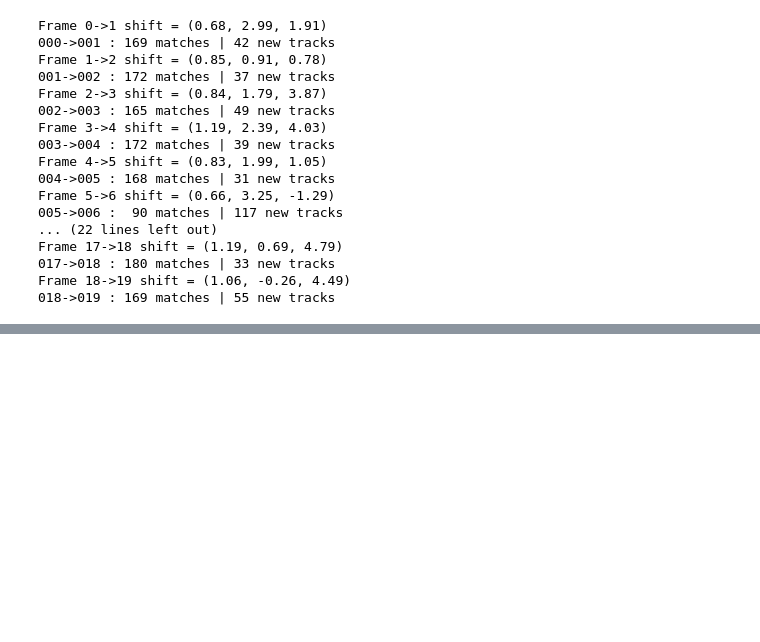
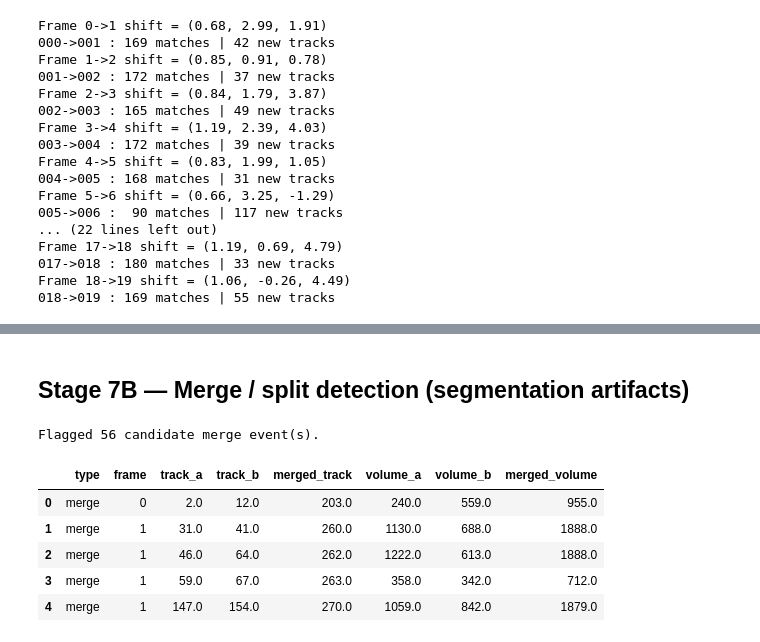
Before and after one commit to RJKRanathunga/stirnet-3d-cell-tracking, a Jupyter notebook: notebooks/07_cell_tracking.ipynb, the cells around one changed output, grey strips where cells are left out. Drawn from its saved outputs; the diff is of its cells as text; code cells hidden in the pictures; blank space fills up the shorter version.

```diff
--- a/notebooks/07_cell_tracking.ipynb
+++ b/notebooks/07_cell_tracking.ipynb
@@ -327,6 +327,7 @@ for cell, track in enumerate(current_track_ids):
         "z": row["centroid_z"],
         "y": row["centroid_y"],
         "x": row["centroid_x"],
+        "volume": row["volume_voxels"],
     })
 
 # ------------------------------------------------------------
@@ -441,6 +442,7 @@ for t in range(len(detections) - 1):
             "z": row["centroid_z"],
             "y": row["centroid_y"],
             "x": row["centroid_x"],
+            "volume": row["volume_voxels"],
         })
 
     print(
@@ -477,3 +573,80 @@ tracks = pd.DataFrame(tracks)
+# %% [markdown]
+## Stage 7B — Merge / split detection (segmentation artifacts)
+# %%
+# ============================================================
+# Stage 7B — Merge / split detection (segmentation artifacts)
+# ============================================================
+# Detects the "2 -> 1" signature of two touching cells getting
+# segmented as one object: two tracks end in the same frame right
+# next to a track whose volume looks like the sum of theirs.
+#
+# This does NOT auto-repair the tracks (splitting one track back into
+# two mid-trajectory is ambiguous without more evidence). It flags
+# candidates into segmentation_events for manual review and, more
+# importantly, so Stage 8 can rule these out: a merge that later
+# splits apart again looks like a division at the moment of
+# separation, but should be excluded since it isn't one. A true
+# division's daughter volumes are ~half of the *single* parent track,
+# not equal to two previously-distinct tracks that briefly merged.
+
+MERGE_MAX_DISTANCE = 15.0
+MERGE_VOLUME_TOLERANCE = 0.25  # merged volume within 25% of vol_a + vol_b
+
+segmentation_events = []
+
+frames = sorted(tracks["frame"].unique())
+
+for frame in frames[:-1]:
+
+    this_frame = tracks[tracks["frame"] == frame]
+    next_frame = tracks[tracks["frame"] == frame + 1]
+
+    ending_here = this_frame[
+        ~this_frame["track_id"].isin(next_frame["track_id"])
+    ]
+
+    if len(ending_here) < 2:
+        continue
+
+    for _, cand in next_frame.iterrows():
+
+        dist = np.sqrt(
+            (ending_here["z"] - cand["z"]) ** 2 +
+            (ending_here["y"] - cand["y"]) ** 2 +
+            (ending_here["x"] - cand["x"]) ** 2
+        )
+        nearby = ending_here[dist <= MERGE_MAX_DISTANCE]
+
+        if len(nearby) < 2:
+            continue
+
+        for i in range(len(nearby)):
+            for j in range(i + 1, len(nearby)):
+                a, b = nearby.iloc[i], nearby.iloc[j]
+                expected = a["volume"] + b["volume"]
+                if abs(cand["volume"] - expected) / expected <= MERGE_VOLUME_TOLERANCE:
+                    segmentation_events.append({
+                        "type": "merge",
+                        "frame": frame,
+                        "track_a": a["track_id"],
+                        "track_b": b["track_id"],
+                        "merged_track": cand["track_id"],
+                        "volume_a": a["volume"],
+                        "volume_b": b["volume"],
+                        "merged_volume": cand["volume"],
+                    })
+
+segmentation_events = pd.DataFrame(segmentation_events)
+print(f"Flagged {len(segmentation_events)} candidate merge event(s).")
+segmentation_events.head()
+# %% [output]
+Flagged 56 candidate merge event(s).
+|  | type | frame | track_a | track_b | merged_track | volume_a | volume_b | merged_volume |
+| 0 | merge | 0 | 2.0 | 12.0 | 203.0 | 240.0 | 559.0 | 955.0 |
+| 1 | merge | 1 | 31.0 | 41.0 | 260.0 | 1130.0 | 688.0 | 1888.0 |
+| 2 | merge | 1 | 46.0 | 64.0 | 262.0 | 1222.0 | 613.0 | 1888.0 |
+| 3 | merge | 1 | 59.0 | 67.0 | 263.0 | 358.0 | 342.0 | 712.0 |
+| 4 | merge | 1 | 147.0 | 154.0 | 270.0 | 1059.0 | 842.0 | 1879.0 |
 # %%
 import napari
 
```
Also changed, not shown: parts of 5 cells of this notebook, 1 other file.
